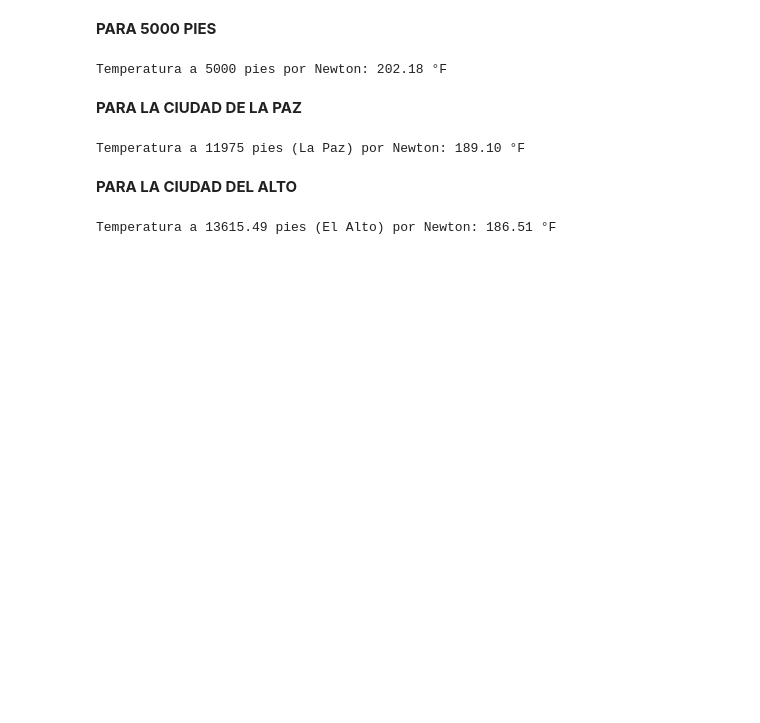
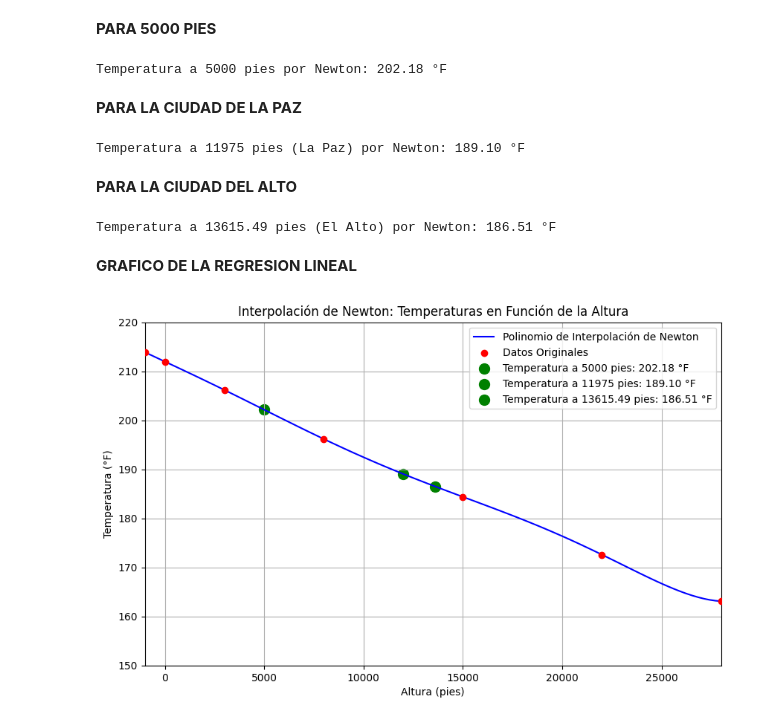
Before and after one commit to JhonnnyTzy/interpolacion, a Jupyter notebook: desafio_interpolacion.ipynb, the cells around one changed output. Saved outputs shown, nothing was run; the diff lists cells and outputs as text; code cells hidden in the pictures; blank space fills up the shorter version.

```diff
--- a/desafio_interpolacion.ipynb
+++ b/desafio_interpolacion.ipynb
@@ -135,3 +135,72 @@ T_interpolado = newton_interpolation(h_interpolado, h, coef)
 print(f"Temperatura a 13615.49 pies (El Alto) por Newton: {T_interpolado:.2f} °F")
 # %% [output]
 Temperatura a 13615.49 pies (El Alto) por Newton: 186.51 °F
+# %% [markdown]
+**GRAFICO DE LA REGRESION LINEAL**
+# %%
+import numpy as np
+import matplotlib.pyplot as plt
+
+# Definimos los datos de altura y temperatura
+# Alturas en pies
+heights = np.array([-1000, 0, 3000, 8000, 15000, 22000, 28000])
+# Temperaturas en °F
+temperatures = np.array([213.9, 212, 206.2, 196.2, 184.4, 172.6, 163.1])
+
+def calculate_divided_differences(x, y):
+    """Calcula la tabla de diferencias divididas y devuelve los coeficientes."""
+    n = len(y)  # Número de puntos
+    coef = np.zeros([n, n])  # Matriz para las diferencias divididas
+    coef[:, 0] = y  # La primera columna es igual a las temperaturas
+
+    # Calcular las diferencias divididas
+    for j in range(1, n):
+        for i in range(n - j):
+            coef[i, j] = (coef[i + 1, j - 1] - coef[i, j - 1]) / (x[i + j] - x[i])
+
+    return coef[0]  # Retorna los coeficientes de la primera fila
+
+def newton_interpolation(x_interpolated, x, coef):
+    """Evalúa el polinomio de Newton en un punto específico."""
+    n = len(x)  # Número de puntos
+    P = coef[0]  # Comienza con el primer coeficiente
+    for i in range(1, n):
+        term = coef[i]
+        for j in range(i):
+            term *= (x_interpolated - x[j])  # Multiplicamos por (x - x[j])
+        P += term  # Sumar el término al polinomio
+    return P  # Retorna el valor interpolado
+
+# Calculamos los coeficientes de las diferencias divididas
+coefficients = calculate_divided_differences(heights, temperatures)
+
+# Creamos un rango de alturas para la interpolación
+height_range = np.linspace(-1000, 28000, 100)  # Rango de -1000 a 28000 pies
+# Calculamos las temperaturas interpoladas en el rango
+interpolated_temperatures = newton_interpolation(height_range, heights, coefficients)
+
+# Definimos las alturas específicas que queremos mostrar en el gráfico
+specific_heights = [5000, 11975, 13615.49]  # 5000 pies, La Paz, El Alto
+# Calculamos las temperaturas en esas alturas específicas
+specific_temperatures = [newton_interpolation(h, heights, coefficients) for h in specific_heights]
+
+# Crear el gráfico
+plt.figure(figsize=(10, 6))  # Tamaño de la figura
+plt.plot(height_range, interpolated_temperatures, label='Polinomio de Interpolación de Newton', color='blue')  # Curva de interpolación
+plt.scatter(heights, temperatures, color='red', label='Datos Originales', zorder=5)  # Puntos de datos originales
+
+# Marcar los puntos específicos
+for h, T in zip(specific_heights, specific_temperatures):
+    plt.scatter(h, T, color='green', s=100, label=f'Temperatura a {h} pies: {T:.2f} °F')  # Puntos específicos en verde
+
+# Configuración del gráfico
+plt.title('Interpolación de Newton: Temperaturas en Función de la Altura')
+plt.xlabel('Altura (pies)')
+plt.ylabel('Temperatura (°F)')
+plt.legend()  # Mostrar leyenda
+plt.grid()  # Mostrar cuadrícula
+plt.xlim(-1000, 28000)  # Límites en el eje X
+plt.ylim(150, 220)  # Límites en el eje Y
+plt.show()  # Mostrar gráfico
+# %% [output]
+[figure, added]
```
